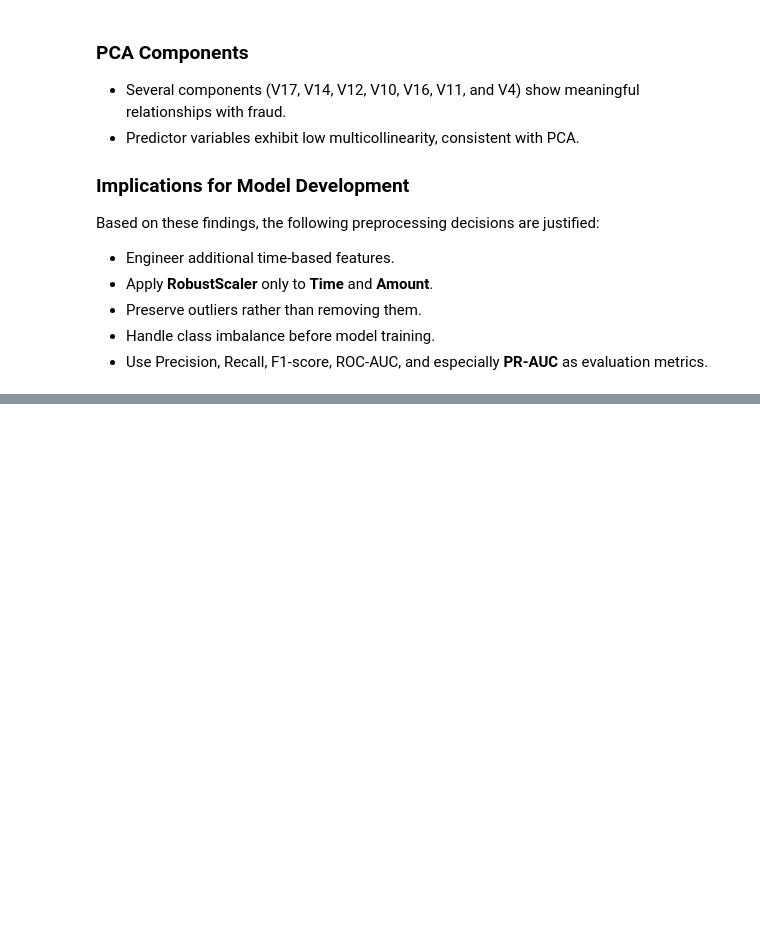
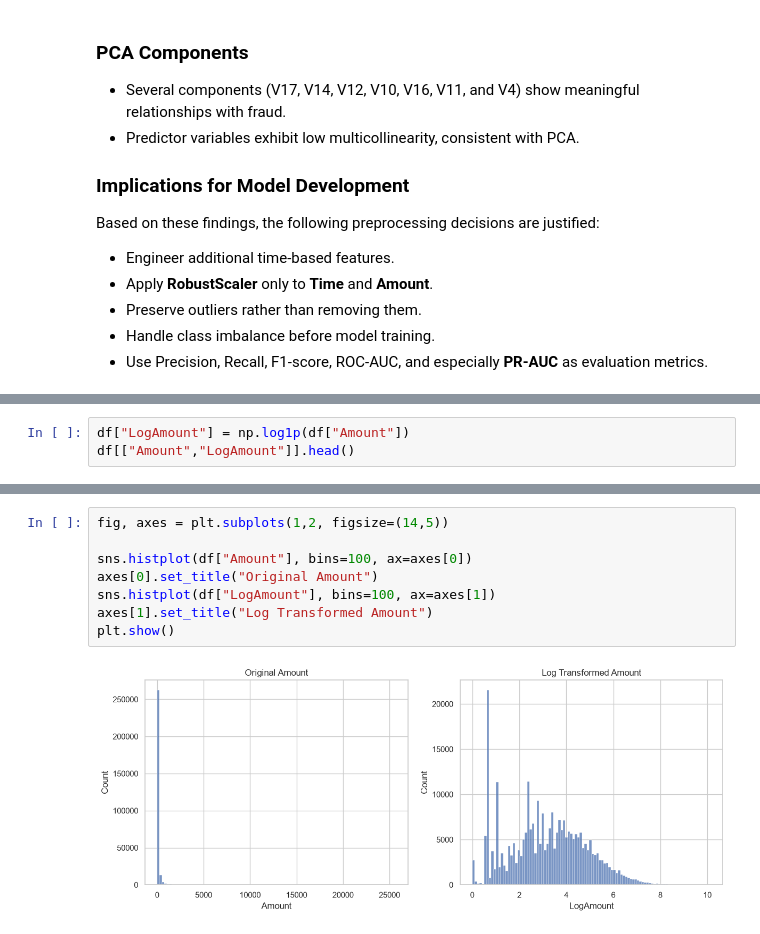
Before and after one commit to meerkanani-40/Credit-Card-Fraud-Detection, a Jupyter notebook: Credit_Card_Fraud_Detection.ipynb, the cells around one changed output, grey strips where cells are left out. Drawn from its saved outputs; the diff is of its cells as text; blank space fills up the shorter version.

```diff
--- a/Credit_Card_Fraud_EDA.ipynb
+++ b/Credit_Card_Fraud_Detection.ipynb
@@ -937,0 +961,3 @@ Based on these findings, the following preprocessing decisions are justified:
+# %%
+df["LogAmount"] = np.log1p(df["Amount"])
+df[["Amount","LogAmount"]].head()
@@ -937,0 +971,10 @@ Based on these findings, the following preprocessing decisions are justified:
+# %%
+fig, axes = plt.subplots(1,2, figsize=(14,5))
+
+sns.histplot(df["Amount"], bins=100, ax=axes[0])
+axes[0].set_title("Original Amount")
+sns.histplot(df["LogAmount"], bins=100, ax=axes[1])
+axes[1].set_title("Log Transformed Amount")
+plt.show()
+# %% [output]
+[figure, added]
```
Also changed, not shown: parts of 67 cells of this notebook.
